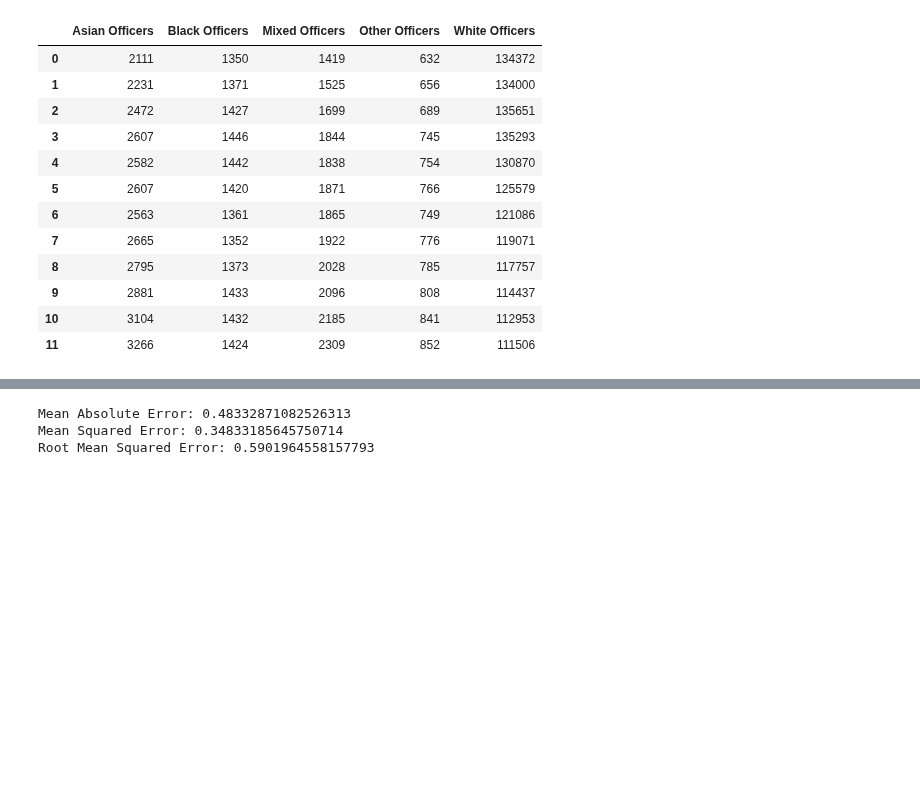
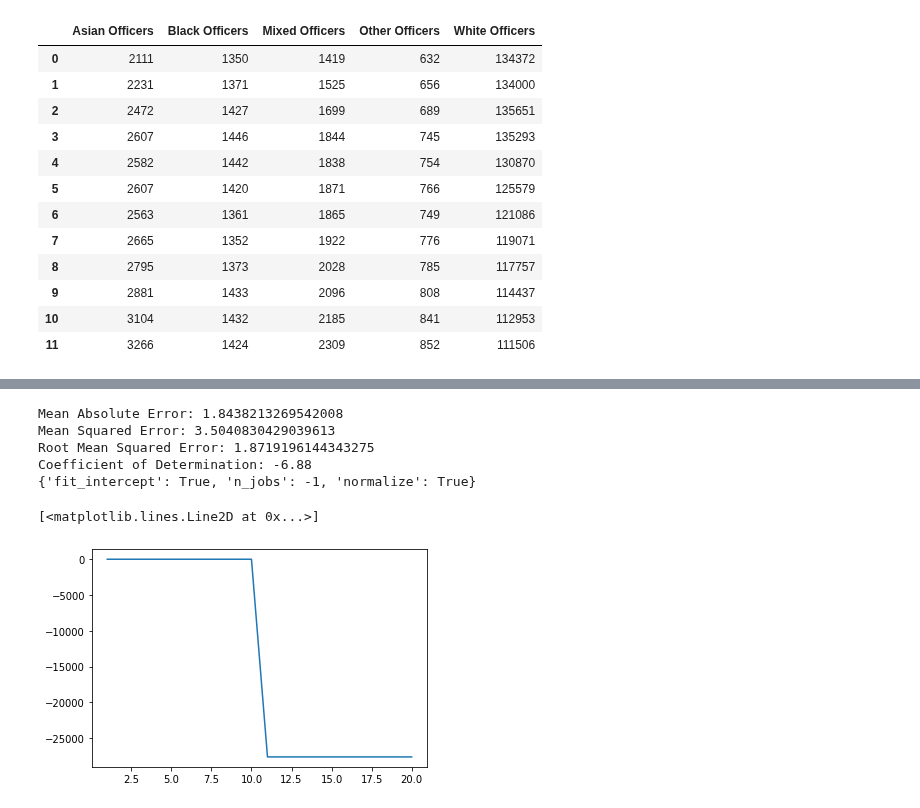
Before and after one commit to ab17254/ce888, a Jupyter notebook: Assignment/bootstrap.ipynb, the cells around one changed output, grey strips where cells are left out. Cells and saved outputs as stored; diff of their text form; code cells hidden in the pictures; blank space fills up the shorter version.

Commit message:
Tested different lin reg parameters

```diff
--- a/Assignment/bootstrap.ipynb
+++ b/Assignment/bootstrap.ipynb
@@ -149,9 +183,23 @@ dataset
 # %%
-from sklearn import metrics
-print('Mean Absolute Error:', metrics.mean_absolute_error(y_test, y_pred))
-print('Mean Squared Error:', metrics.mean_squared_error(y_test, y_pred))
-print('Root Mean Squared Error:', np.sqrt(metrics.mean_squared_error(y_test, y_pred)))
+lin_reg_param_grid = {'fit_intercept': [True, False],
+                      'normalize': [True, False],
+                      'n_jobs': [-1,1,5,10,25]}
+lin_cv = GridSearchCV(regressor, lin_reg_param_grid, refit=True)
+lin_cv.fit(x_train, y_train.ravel())
+lin_cv_pred = lin_cv.predict(x_test)
+print('Mean Absolute Error:', metrics.mean_absolute_error(y_test, lin_cv_pred))
+print('Mean Squared Error:', metrics.mean_squared_error(y_test, lin_cv_pred))
+print('Root Mean Squared Error:', np.sqrt(metrics.mean_squared_error(y_test, lin_cv_pred)))
+print('Coefficient of Determination: %.2f'% metrics.r2_score(y_test, lin_cv_pred))
+print(lin_cv.best_params_)
 # %% [output]
-Mean Absolute Error: 0.48332871082526313
-Mean Squared Error: 0.34833185645750714
-Root Mean Squared Error: 0.5901964558157793
+Mean Absolute Error: 1.8438213269542008
+Mean Squared Error: 3.5040830429039613
+Root Mean Squared Error: 1.8719196144343275
+Coefficient of Determination: -6.88
+{'fit_intercept': True, 'n_jobs': -1, 'normalize': True}
+# %%
+plt.plot(np.arange(1,21), lin_cv.cv_results_['mean_test_score'])
+# %% [output]
+[<matplotlib.lines.Line2D at 0x...>]
+[figure, added]
```
Also changed, not shown: parts of 12 cells of this notebook.
